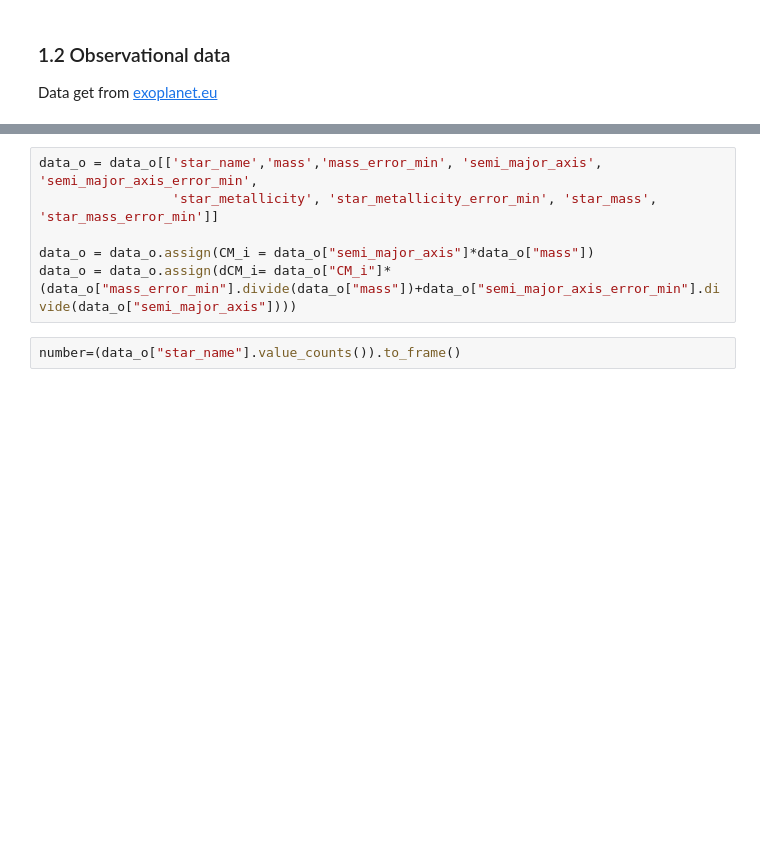
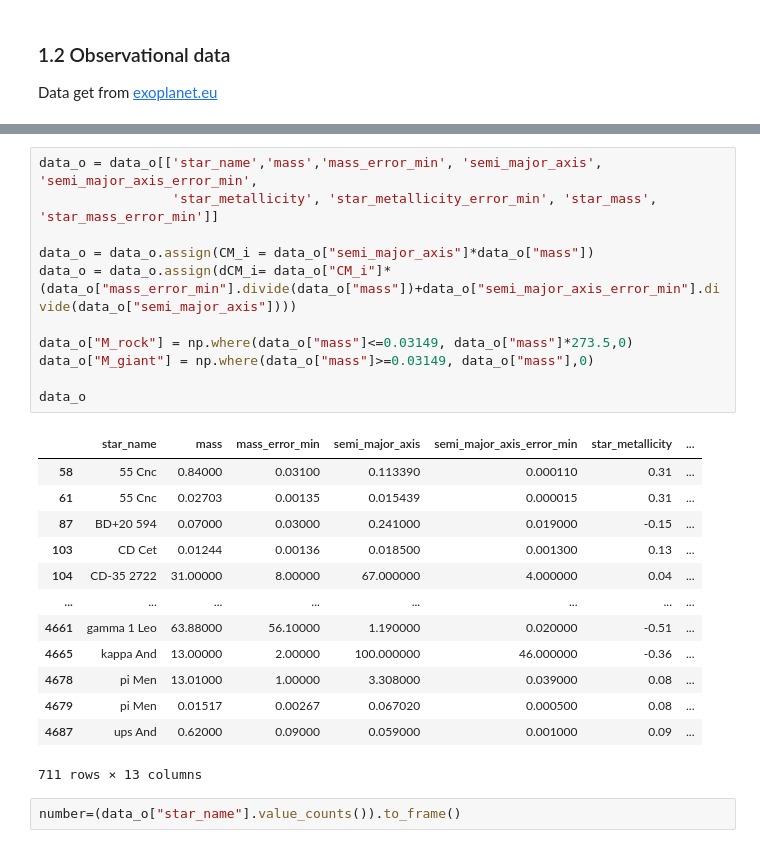
Before and after one commit to fjbautistas/kde_example, a Jupyter notebook: Marginal_Distributions.ipynb, the cells around one changed output, grey strips where cells are left out. Drawn from its saved outputs; the diff is of its cells as text; blank space fills up the shorter version.

```diff
--- a/Marginal_Distributions.ipynb
+++ b/Marginal_Distributions.ipynb
@@ -77,9 +70,28 @@ data_o
 # %%
 data_o = data_o[['star_name','mass','mass_error_min', 'semi_major_axis', 'semi_major_axis_error_min',
                  'star_metallicity', 'star_metallicity_error_min', 'star_mass', 'star_mass_error_min']]
 
 data_o = data_o.assign(CM_i = data_o["semi_major_axis"]*data_o["mass"])
 data_o = data_o.assign(dCM_i= data_o["CM_i"]*(data_o["mass_error_min"].divide(data_o["mass"])+data_o["semi_major_axis_error_min"].divide(data_o["semi_major_axis"])))
+
+data_o["M_rock"] = np.where(data_o["mass"]<=0.03149, data_o["mass"]*273.5,0)
+data_o["M_giant"] = np.where(data_o["mass"]>=0.03149, data_o["mass"],0)
+
+data_o
+# %% [output]
+|  | star_name | mass | mass_error_min | semi_major_axis | semi_major_axis_error_min | star_metallicity | ... |
+| 58 | 55 Cnc | 0.84000 | 0.03100 | 0.113390 | 0.000110 | 0.31 | ... |
+| 61 | 55 Cnc | 0.02703 | 0.00135 | 0.015439 | 0.000015 | 0.31 | ... |
+| 87 | BD+20 594 | 0.07000 | 0.03000 | 0.241000 | 0.019000 | -0.15 | ... |
+| 103 | CD Cet | 0.01244 | 0.00136 | 0.018500 | 0.001300 | 0.13 | ... |
+| 104 | CD-35 2722 | 31.00000 | 8.00000 | 67.000000 | 4.000000 | 0.04 | ... |
+| ... | ... | ... | ... | ... | ... | ... | ... |
+| 4661 | gamma 1 Leo | 63.88000 | 56.10000 | 1.190000 | 0.020000 | -0.51 | ... |
+| 4665 | kappa And | 13.00000 | 2.00000 | 100.000000 | 46.000000 | -0.36 | ... |
+| 4678 | pi Men | 13.01000 | 1.00000 | 3.308000 | 0.039000 | 0.08 | ... |
+| 4679 | pi Men | 0.01517 | 0.00267 | 0.067020 | 0.000500 | 0.08 | ... |
+| 4687 | ups And | 0.62000 | 0.09000 | 0.059000 | 0.001000 | 0.09 | ... |
+711 rows × 13 columns
 # %%
 number=(data_o["star_name"].value_counts()).to_frame()
 # %%
```
Also changed, not shown: parts of 7 cells of this notebook, 1 other file.
